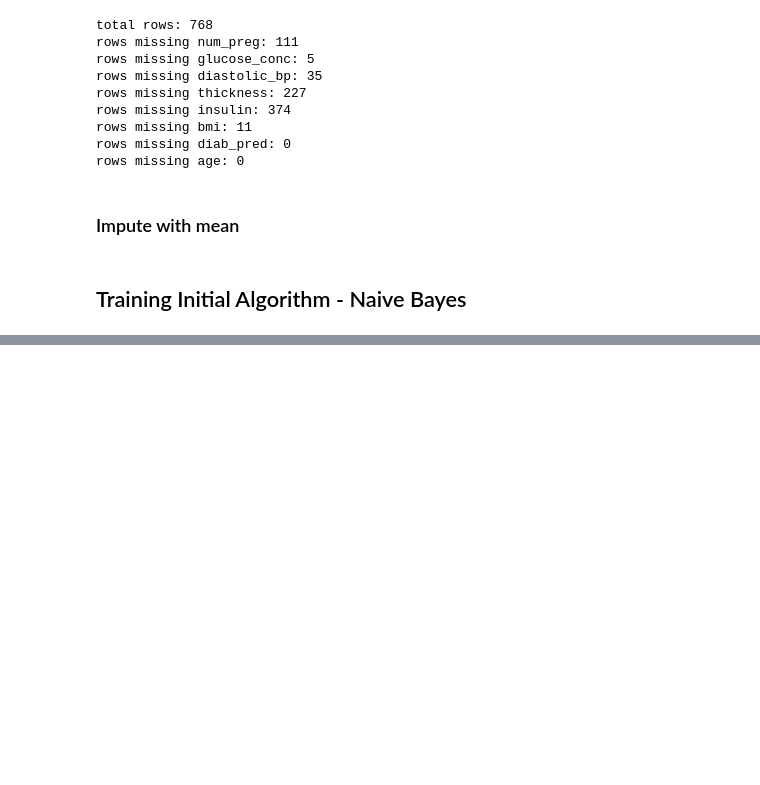
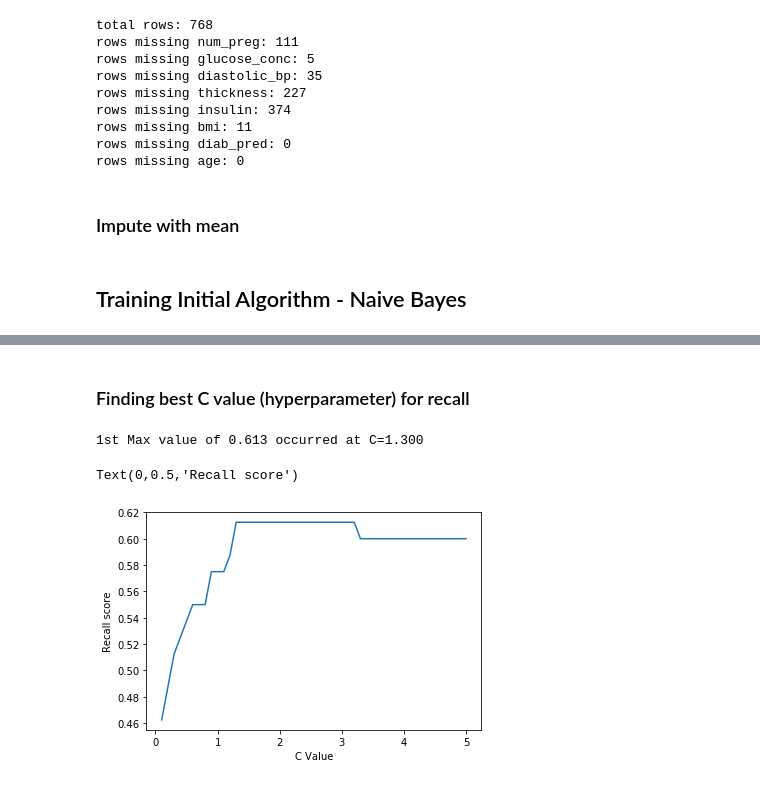
Before and after one commit to iainjmitchell/learning, a Jupyter notebook: machine-learning-in-python/Pima-Prediction.ipynb, the cells around one changed output, grey strips where cells are left out. Cells and saved outputs as stored; diff of their text form; code cells hidden in the pictures; blank space fills up the shorter version.

```diff
--- a/machine-learning-in-python/Pima-Prediction.ipynb
+++ b/machine-learning-in-python/Pima-Prediction.ipynb
@@ -216,5 +216,5 @@ feature_test = fill_0.fit_transform(feature_test)
 from sklearn.naive_bayes import GaussianNB
 
 naive_bayes_model = GaussianNB()
-naive_bayes_model.fit(feature_train, predicted_train.ravel())
+naive_bayes_model.fit(feature_train_fixed_data, predicted_train.ravel())
 # %% [output]
@@ -222,0 +276,4 @@ GaussianNB(priors=None)
+# %%
+from sklearn.ensemble import RandomForestClassifier
+random_forest_model = RandomForestClassifier(random_state=42)
+random_forest_model.fit(feature_train_fixed_data, predicted_train.ravel())
@@ -222,0 +318,4 @@ GaussianNB(priors=None)
+# %%
+from sklearn.linear_model import LogisticRegression
+logisitic_regression_model = LogisticRegression(C=0.7, random_state=42)
+logisitic_regression_model.fit(feature_train_fixed_data, predicted_train.ravel())
@@ -222,0 +356,34 @@ GaussianNB(priors=None)
+# %% [markdown]
+### Finding best C value (hyperparameter) for recall
+# %%
+C_start = 0.1
+C_end = 5
+C_inc = 0.1
+C_values, recall_scores = [], []
+C_value = C_start
+best_recall_score = 0
+
+while C_value < C_end:
+    C_values.append(C_value)
+    model = LogisticRegression(C=C_value, random_state=42)
+    model.fit(feature_train_fixed_data, predicted_train.ravel())
+    model_test = model.predict(feature_test_fixed_data)
+    recall_score = metrics.recall_score(predicted_test, model_test)
+    recall_scores.append(recall_score)
+    if (recall_score > best_recall_score):
+        best_recall_score = recall_score
+        best_model_test = model_test
+    C_value = C_value + C_inc
+
+best_C_value = C_values[recall_scores.index(best_recall_score)]
+print("1st Max value of {0:.3f} occurred at C={1:.3f}".format(best_recall_score, best_C_value))
+# %% [output]
+1st Max value of 0.613 occurred at C=1.300
+# %%
+%matplotlib inline
+plot.plot(C_values, recall_scores, "-")
+plot.xlabel("C Value")
+plot.ylabel("Recall score")
+# %% [output]
+Text(0,0.5,'Recall score')
+[figure, added]
```
Also changed, not shown: parts of 37 cells of this notebook, 1 other file.
